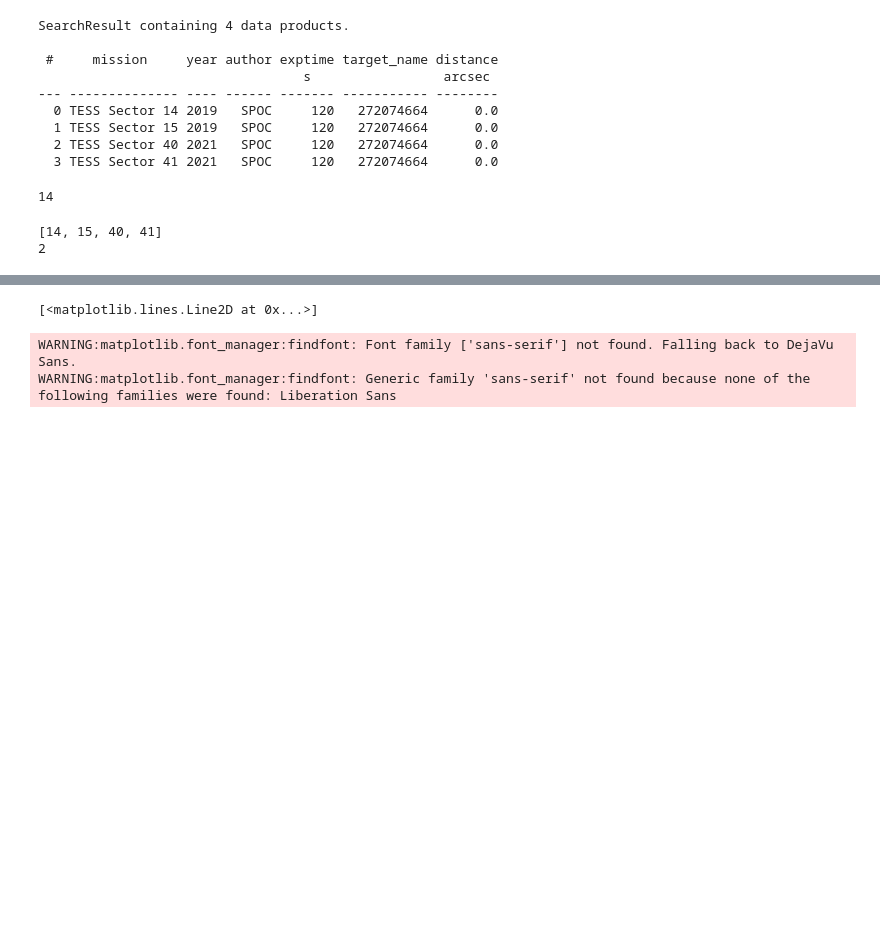
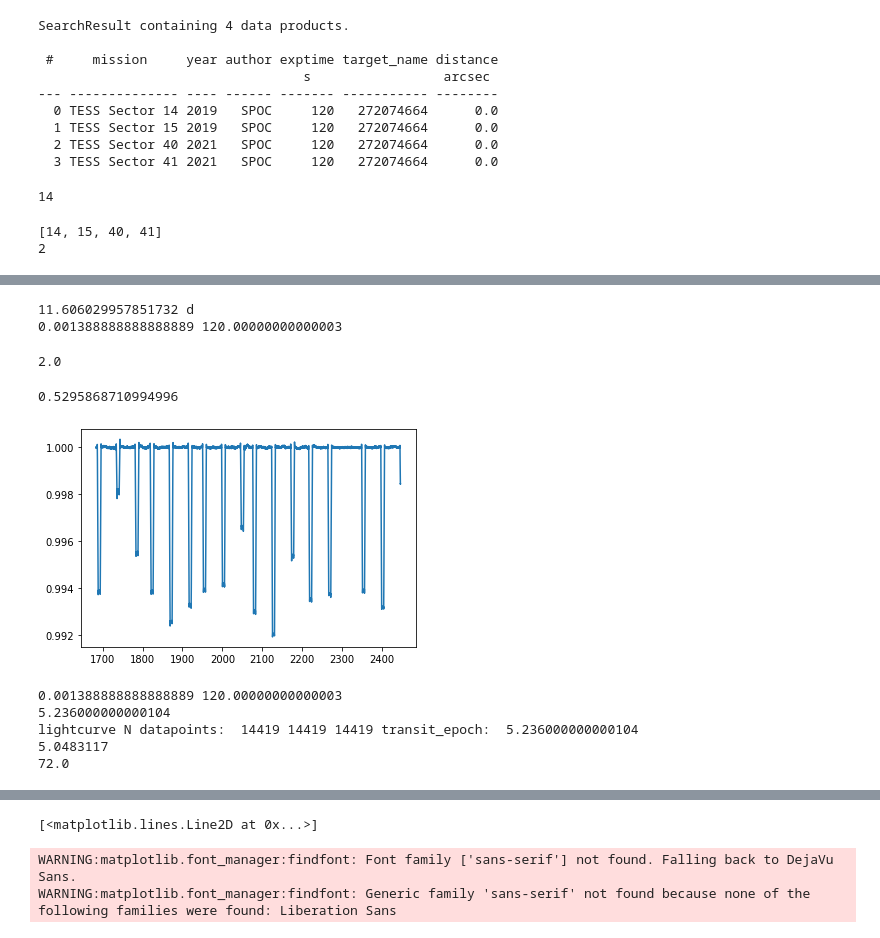
Before and after one commit to kjaehnig/GAT_SEBs, a Jupyter notebook: Joint RV - Lightcurve pymc3 model.ipynb, the cells around one changed output, grey strips where cells are left out. Drawn from its saved outputs; the diff is of its cells as text; code cells hidden in the pictures; blank space fills up the shorter version.

```diff
--- a/Joint RV - Lightcurve pymc3 model.ipynb
+++ b/Joint RV - Lightcurve pymc3 model.ipynb
@@ -563,11 +537,17 @@ MAP_P:  35.35474395751953
 file = open("/Users/kjaehnig/CCA_work/GAT/joker_TESS_lightcurve_files/TIC_137318531_highres_bls_params.pickle",'rb')
 blsres = pk.load(file)
 file.close()
-print(blsres['periods'])
+print(blsres['period_at_max_power'])
 
 file = open("/Users/kjaehnig/CCA_work/GAT/joker_TESS_lightcurve_files/TIC_137318531_lightcurve_data.pickle","rb")
 res = pk.load(file)
 file.close()
+
+get_texp_from_lightcurve(res)*24*60
+# %% [output]
+11.606029957851732 d
+0.001388888888888889 120.00000000000003
+2.0
 # %%
 def get_system_data_for_pymc3_model(TICID):
 
@@ -587,6 +567,22 @@ def get_system_data_for_pymc3_model(TICID):
     sysapodat = astab.join(sysapodat, calibverr['VISIT_ID','CALIB_VERR'], keys=('VISIT_ID','VISIT_ID'))
 
     return (res, blsres, sysapodat)
+# %%
+res, blsres, sysapodat = get_system_data_for_pymc3_model('TIC 28159019')
+# print(res['joker_param'].to_pandas())
+def running_mean(x, N):
+    cumsum = np.cumsum(np.insert(x, 0, 0))
+    return (cumsum[N:] - cumsum[:-N]) / float(N)
+
+rmy = running_mean(res['all_lks'].flux.value,500)
+rmx = np.linspace(res['all_lks'].time.value.min(), res['all_lks'].time.value.max(),len(rmy))
+plt.figure()
+plt.plot(rmx,rmy)
+# print(rmy)
+print(res['joker_param']['parallax']**-1)
+# %% [output]
+0.5295868710994996
+[figure, added]
 # %%
 
 
@@ -594,21 +590,27 @@ TIC_TARGET = 'TIC 272074664'
 
 res, blsres, sysapodat = get_system_data_for_pymc3_model(TIC_TARGET)
 
-x_rv
+rv_time = astropy.time.Time(sysapodat['MJD'], format='mjd', scale='tcb')
 
-x =    res['all_lks'].time.btjd
-y =    res['all_lks'].flux.value
-yerr = res['all_lks'].flux_err.value
+texp = get_texp_from_lightcurve(res)
+
+x_rv = rv_time.btjd
+y_rv = sysapodat['VHELIO'] - res['joker_param']['MAP_v0']
+yerr_rv = sysapodat['CALIB_VERR']
+
+
+model_lk_data = res['lk_coll'].stitch(corrector_func=lambda x: x.remove_nans().normalize())
+x =    model_lk_data.remove_nans().time.btjd
+y =    model_lk_data.remove_nans().flux.value
+yerr = model_lk_data.remove_nans().flux_err.value
 
 x_lk_ref = min(x)
 
-map_t0_bmjd = jk_row['MAP_t0_bmjd']
-t0_bmjd = astropy.time.Time(map_t0_bmjd, format='mjd', scale='tcb')
-t0_bjd = t0_bmjd.tcb.jd
-
-x_rv = x_rv  - 2457000 - x_lk_ref
+x_rv = x_rv - x_lk_ref
 
 x = x - x_lk_ref
+
+yerr = 1e3*(yerr / np.median(y))
 y = (y / np.median(y) - 1)
 
 y *= 1e3
@@ -635,16 +637,39 @@ x_rv = np.ascontiguousarray(x_rv, dtype=np.float64)
 y_rv = np.ascontiguousarray(y_rv, dtype=np.float64)
 yerr_rv = np.ascontiguousarray(yerr_rv, dtype=np.float64)
 
-bls_period = np.median([ii.value for ii in blsres['periods']])
-bls_t0 = min([ii.value for ii in blsres['t0s']]) - x_lk_ref
+bls_period = blsres['period_at_max_power'].value
+print(blsres['t0_at_max_power'].btjd-x_lk_ref)
+bls_t0 = blsres['t0_at_max_power'].btjd - x_lk_ref
 print('lightcurve N datapoints: ',len(x),len(y),len(yerr), 'transit_epoch: ',bls_t0)
 
 
 apo_period = jk_row['MAP_P'].value
-apo_t0 = t0_bjd
+apo_t0 = map_t0 = astropy.time.Time(res['joker_param']['MAP_t0_bmjd'], format='mjd', scale='tcb').btjd
 
 lit_period = bls_period  #bls_period      ### THESE ARE THE TWO VARIABLES USED
 lit_t0 = bls_t0   #bls_t0             ### IN THE PYMC3 MODEL BELOW
+
+
+transit_mask = model_lk_data.create_transit_mask(
+    period=blsres['period_at_max_power'].value,
+    duration=5.*blsres['duration_at_max_power'].value,
+    transit_time=blsres['t0_at_max_power']
+)
+
+no_transit_lks = model_lk_data[~transit_mask]
+y_masked = 1000 * (no_transit_lks.flux.value / np.median(no_transit_lks.flux.value) - 1)
+lk_sigma = np.std(y_masked)
+print(lk_sigma)
+
+Ntrans = np.floor((x.max() - lit_t0) / lit_period)
+print(Ntrans)
+lit_tn = lit_t0  + Ntrans * lit_period
+# %% [output]
+0.001388888888888889 120.00000000000003
+5.236000000000104
+lightcurve N datapoints:  14419 14419 14419 transit_epoch:  5.236000000000104
+5.0483117
+72.0
 # %%
 fig,axes = plt.subplots(nrows=2, ncols=2,figsize=(20,15))
 # print(axes)
```
Also changed, not shown: parts of 17 cells of this notebook.
